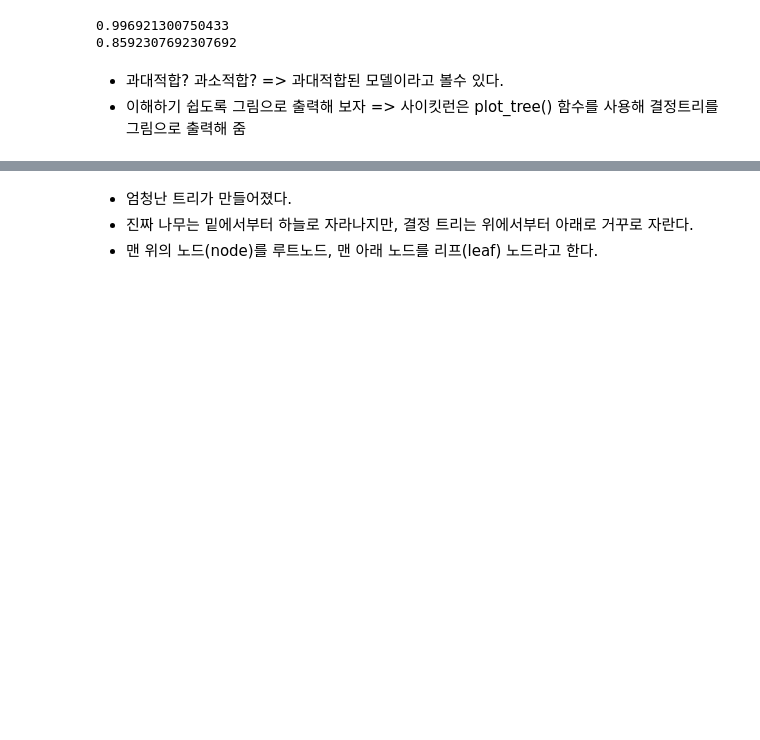
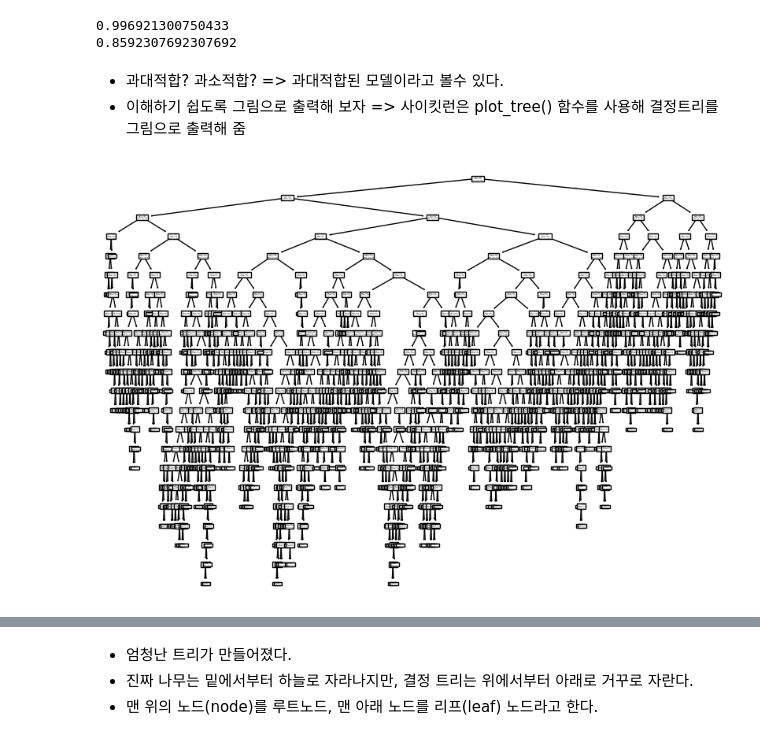
Before and after one commit to KIM-YONG-HA/PYTHON101, a Jupyter notebook: machineLearning/d250212_Decision_Tree.ipynb, the cells around one changed output, grey strips where cells are left out. Saved outputs shown, nothing was run; the diff lists cells and outputs as text; code cells hidden in the pictures; blank space fills up the shorter version.

```diff
--- a/machineLearning/d250212_Decision_Tree.ipynb
+++ b/machineLearning/d250212_Decision_Tree.ipynb
@@ -130,3 +142,8 @@ print(dt.score(test_scaled, test_target))
 - 이해하기 쉽도록 그림으로 출력해 보자 => 사이킷런은 plot_tree() 함수를 사용해 결정트리를 그림으로 출력해 줌
 # %%
 from sklearn.tree import plot_tree
+plt.figure(figsize=(10,7))
+plot_tree(dt)
+plt.show()
+# %% [output]
+[figure, added]
```
Also changed, not shown: parts of 29 cells of this notebook, 3 other files.
